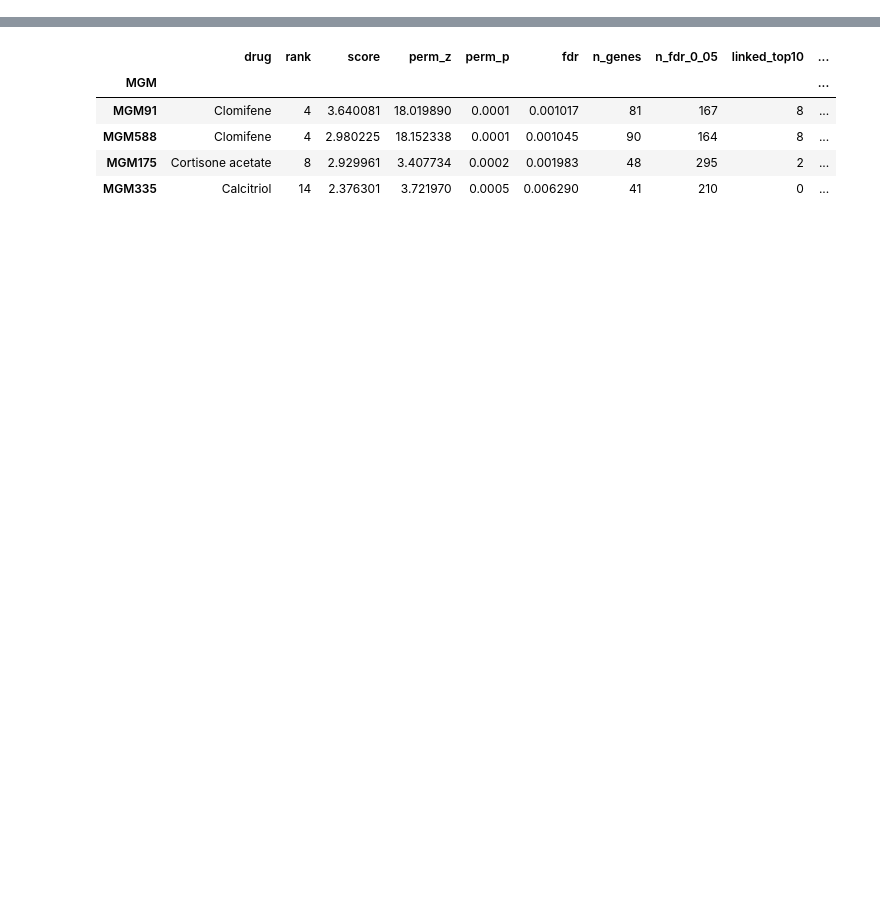
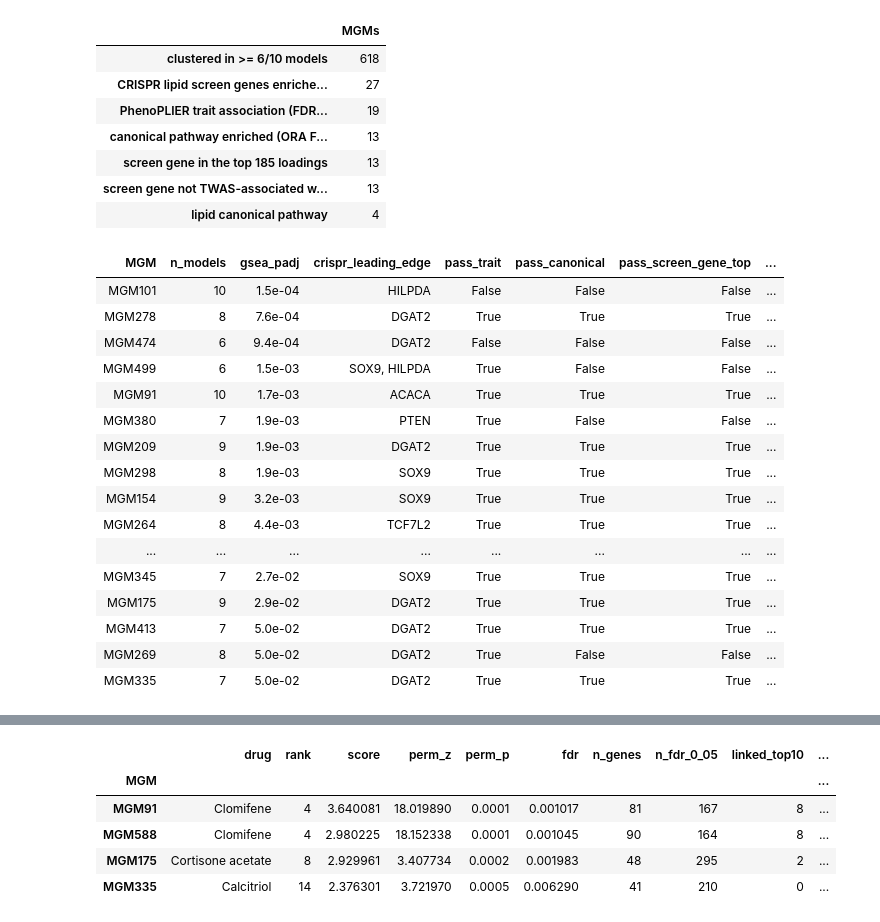
Before and after one commit to miltondp/clamp-analyses, a Jupyter notebook: nbs/03_model_biology/02_archs4/04_crispercas/00_mgm.executed.ipynb, the cells around one changed output, grey strips where cells are left out. Cells and saved outputs as stored; diff of their text form; code cells hidden in the pictures; blank space fills up the shorter version.

```diff
--- a/nbs/03_model_biology/02_archs4/04_crispercas/00_mgm.executed.ipynb
+++ b/nbs/03_model_biology/02_archs4/04_crispercas/00_mgm.executed.ipynb
@@ -39,0 +80,38 @@ Drugs expected to induce each program, defined from its biology (flagged in the
+# %%
+funnel = pd.read_csv(FUNNEL)
+STEPS = {'pass_gsea': 'CRISPR lipid screen genes enriched (GSEA FDR < 0.05)',
+         'pass_trait': 'PhenoPLIER trait association (FDR < 0.05)',
+         'pass_canonical': 'canonical pathway enriched (ORA FDR < 0.05)',
+         'pass_screen_gene_top': 'screen gene in the top 185 loadings',
+         'pass_missed_by_twas': 'screen gene not TWAS-associated with the trait (P >= 0.05)',
+         'pass_lipid_pathway': 'lipid canonical pathway'}
+steps = pd.Series({'clustered in >= 6/10 models': len(funnel)} | {v: int(funnel[k].sum()) for k, v in STEPS.items()}, name='MGMs')
+display(steps.to_frame())
+display(funnel[funnel.pass_gsea].assign(MGM=lambda d: mgm(d.metaLV)).sort_values('gsea_padj')
+        [['MGM', 'n_models', 'gsea_padj', 'crispr_leading_edge'] + list(STEPS)[1:]].style.format({'gsea_padj': '{:.1e}'}).hide(axis='index'))
+# %% [output]
+|  | MGMs |
+| clustered in >= 6/10 models | 618 |
+| CRISPR lipid screen genes enriche... | 27 |
+| PhenoPLIER trait association (FDR... | 19 |
+| canonical pathway enriched (ORA F... | 13 |
+| screen gene in the top 185 loadings | 13 |
+| screen gene not TWAS-associated w... | 13 |
+| lipid canonical pathway | 4 |
+| MGM | n_models | gsea_padj | crispr_leading_edge | pass_trait | pass_canonical | pass_screen_gene_top | ... |
+| MGM101 | 10 | 1.5e-04 | HILPDA | False | False | False | ... |
+| MGM278 | 8 | 7.6e-04 | DGAT2 | True | True | True | ... |
+| MGM474 | 6 | 9.4e-04 | DGAT2 | False | False | False | ... |
+| MGM499 | 6 | 1.5e-03 | SOX9, HILPDA | True | False | False | ... |
+| MGM91 | 10 | 1.7e-03 | ACACA | True | True | True | ... |
+| MGM380 | 7 | 1.9e-03 | PTEN | True | False | False | ... |
+| MGM209 | 9 | 1.9e-03 | DGAT2 | True | True | True | ... |
+| MGM298 | 8 | 1.9e-03 | SOX9 | True | True | True | ... |
+| MGM154 | 9 | 3.2e-03 | SOX9 | True | True | True | ... |
+| MGM264 | 8 | 4.4e-03 | TCF7L2 | True | True | True | ... |
+| ... | ... | ... | ... | ... | ... | ... | ... |
+| MGM345 | 7 | 2.7e-02 | SOX9 | True | True | True | ... |
+| MGM175 | 9 | 2.9e-02 | DGAT2 | True | True | True | ... |
+| MGM413 | 7 | 5.0e-02 | DGAT2 | True | True | True | ... |
+| MGM269 | 8 | 5.0e-02 | DGAT2 | True | False | False | ... |
+| MGM335 | 7 | 5.0e-02 | DGAT2 | True | True | True | ... |
```
Also changed, not shown: parts of 17 cells of this notebook, 2 other files.
